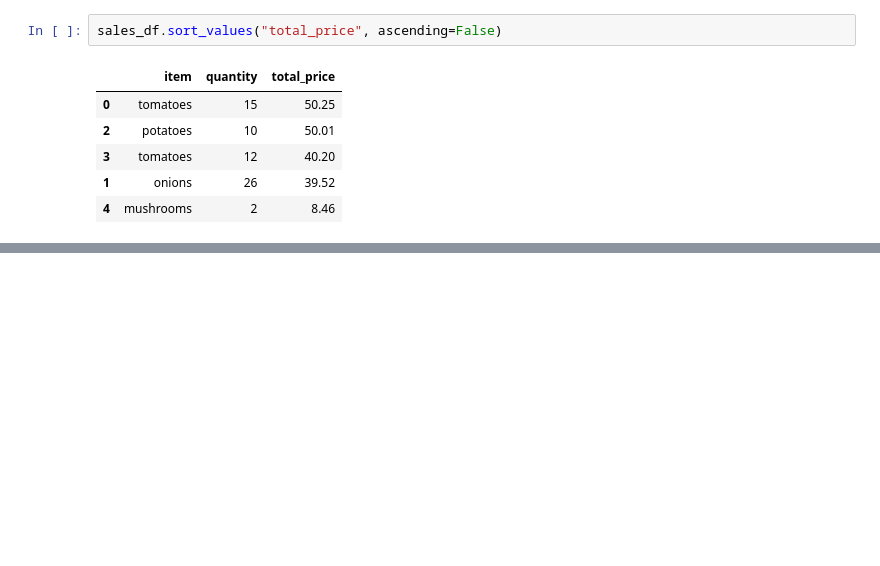
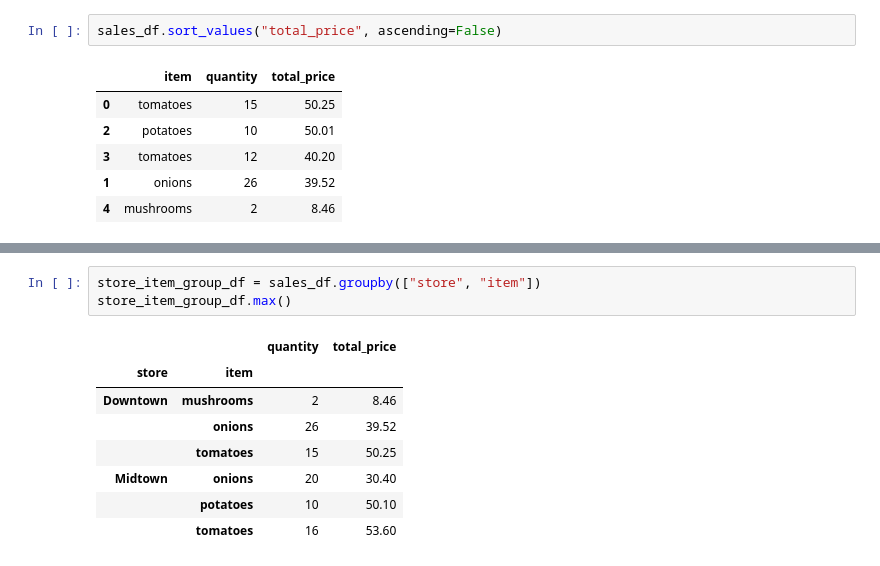
Before and after one commit to ShahZ-Khan/School_District_Analysis, a Jupyter notebook: pandas_practice.ipynb, the cells around one changed output, grey strips where cells are left out. Drawn from its saved outputs; the diff is of its cells as text; blank space fills up the shorter version.

```diff
--- a/pandas_practice.ipynb
+++ b/pandas_practice.ipynb
@@ -391,0 +431,12 @@ SyntaxError: invalid character '“' (U+201C) (565948316.py, line 1)
+# %%
+store_item_group_df = sales_df.groupby(["store", "item"])
+store_item_group_df.max()
+# %% [output]
+|  |  | quantity | total_price |
+| store | item |  |  |
+| Downtown | mushrooms | 2 | 8.46 |
+|  | onions | 26 | 39.52 |
+|  | tomatoes | 15 | 50.25 |
+| Midtown | onions | 20 | 30.40 |
+|  | potatoes | 10 | 50.10 |
+|  | tomatoes | 16 | 53.60 |
```
Also changed, not shown: parts of 4 cells of this notebook.
